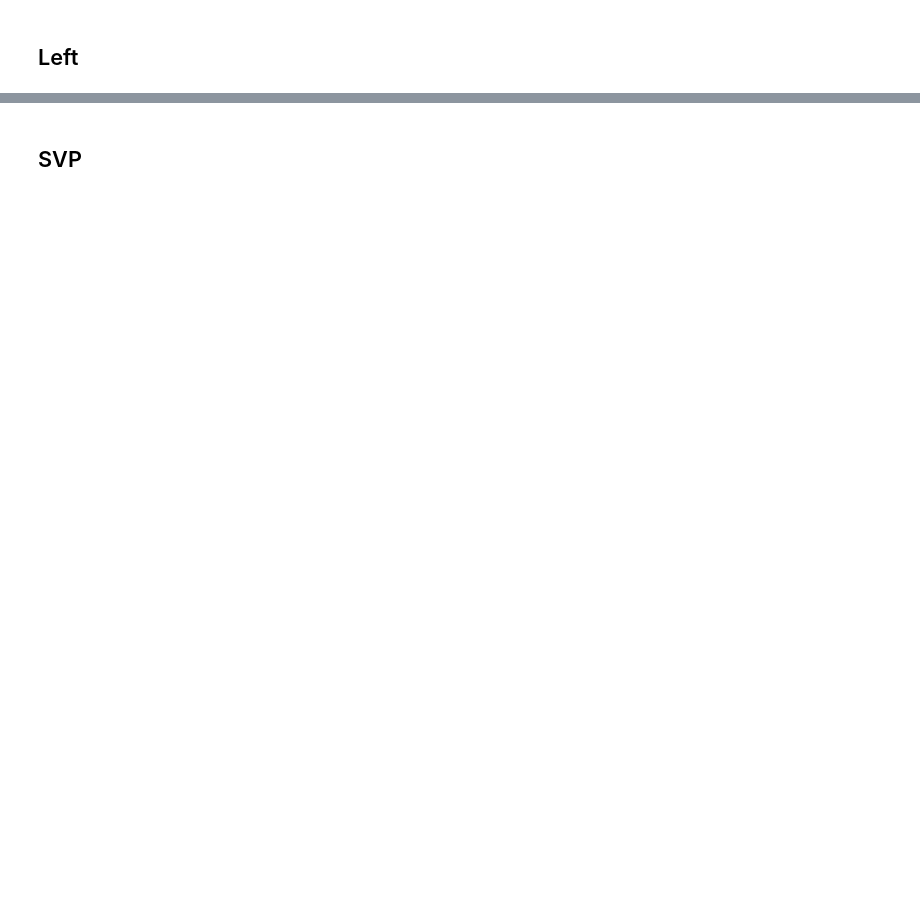
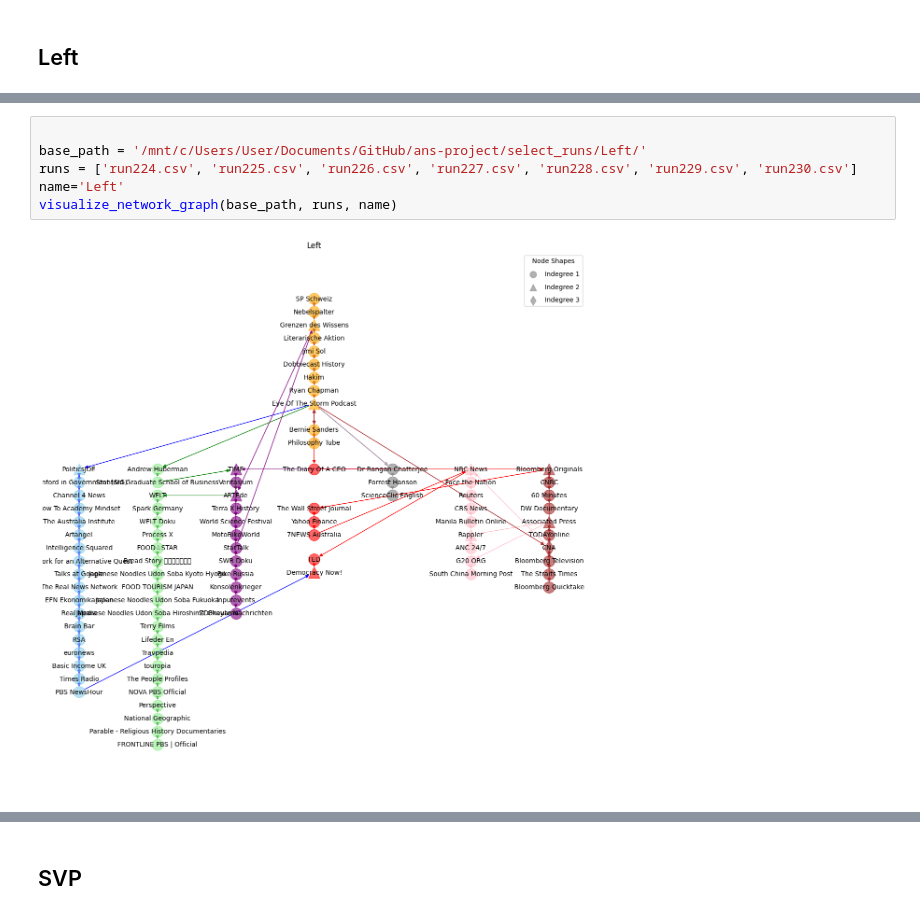
Before and after one commit to tiaguinho-code/ans-project, a Jupyter notebook: data/plot.ipynb, the cells around one changed output, grey strips where cells are left out. Saved outputs shown, nothing was run; the diff lists cells and outputs as text; blank space fills up the shorter version.

```diff
--- a/data/plot.ipynb
+++ b/data/plot.ipynb
@@ -326,0 +163,8 @@ plt.show()
+# %%
+
+base_path = '/mnt/c/Users/User/Documents/GitHub/ans-project/select_runs/Left/'
+runs = ['run224.csv', 'run225.csv', 'run226.csv', 'run227.csv', 'run228.csv', 'run229.csv', 'run230.csv']
+name='Left'
+visualize_network_graph(base_path, runs, name)
+# %% [output]
+[figure, added]
```
Also changed, not shown: parts of 35 cells of this notebook.
